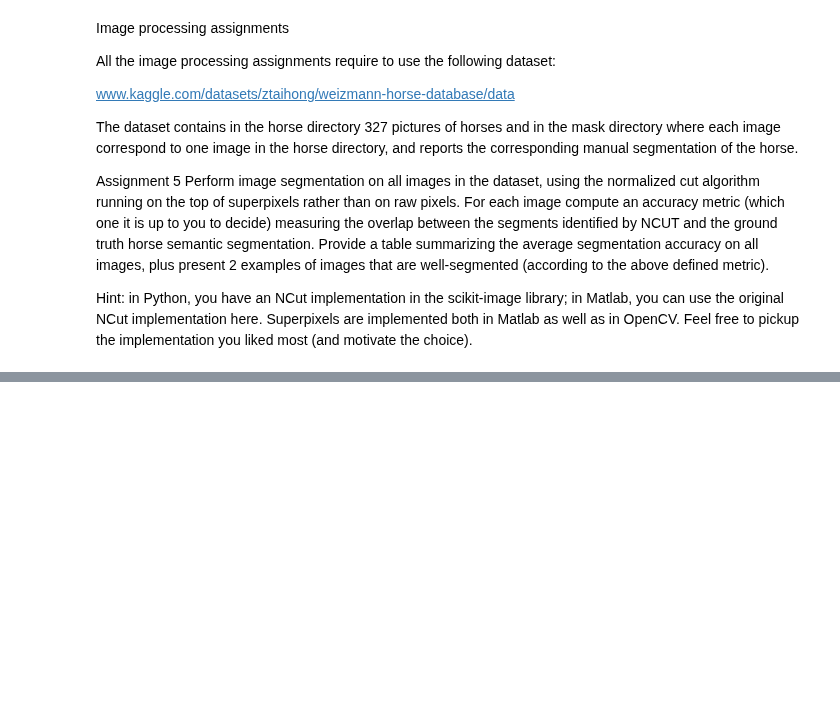
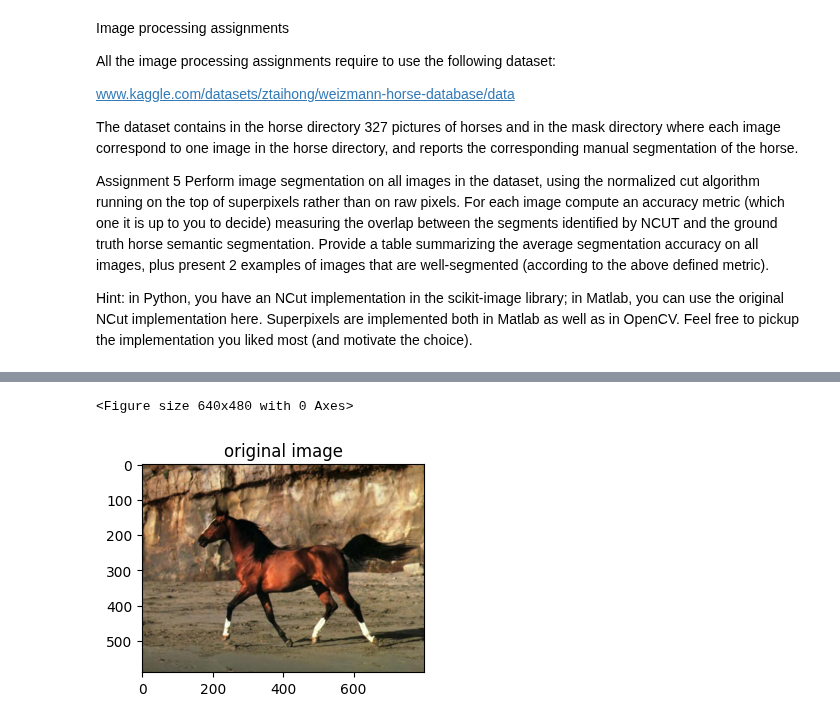
Before and after one commit to lavo2/ISPR-Midterms, a Jupyter notebook: 1/term1.ipynb, the cells around one changed output, grey strips where cells are left out. Drawn from its saved outputs; the diff is of its cells as text; code cells hidden in the pictures; blank space fills up the shorter version.

```diff
--- a/1/term1.ipynb
+++ b/1/term1.ipynb
@@ -26,0 +36,5 @@ from matplotlib import pyplot as plt
+# %%
+print_image(images[0], "original image")
+# %% [output]
+<Figure size 640x480 with 0 Axes>
+[figure, added]
```
Also changed, not shown: parts of 12 cells of this notebook, 1 other file.
